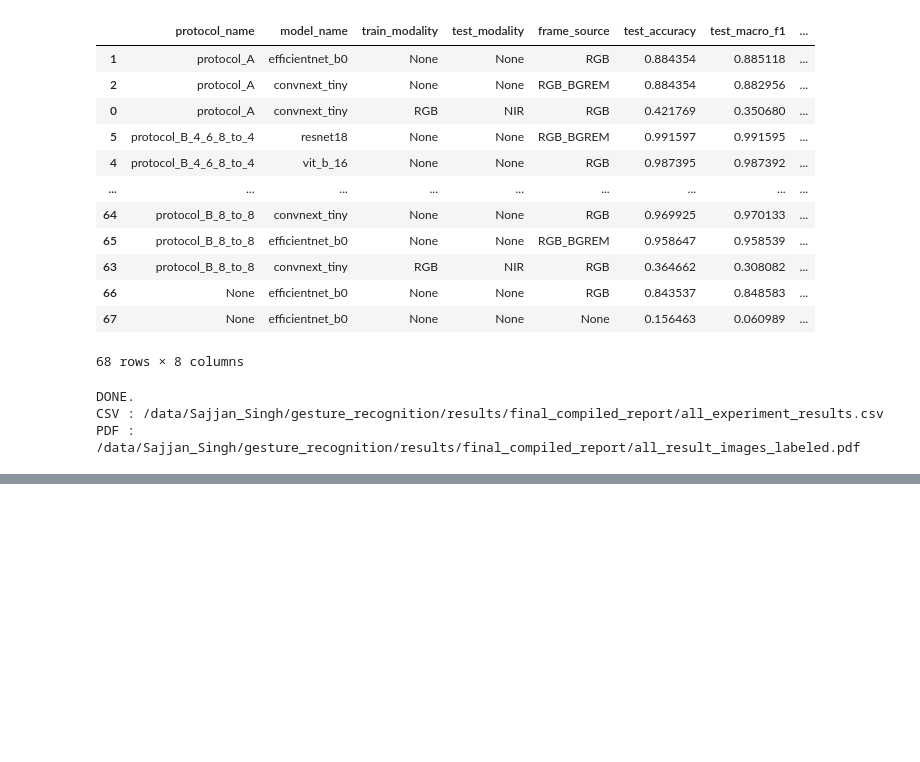
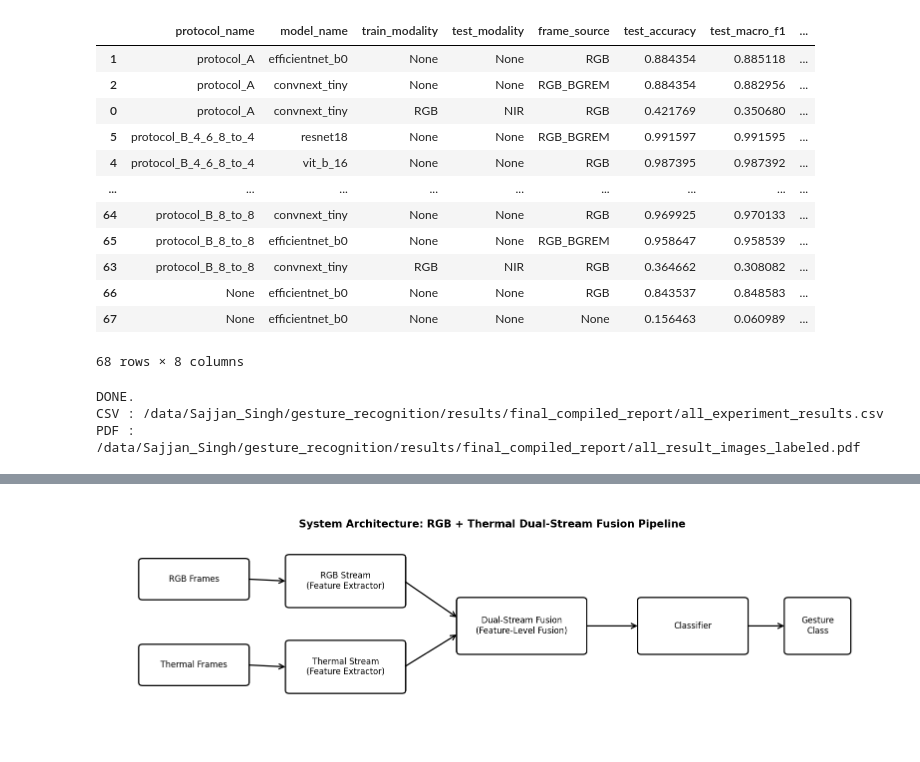
Before and after one commit to Sajjan-Sam/Gesture_Recognition, a Jupyter notebook: notebooks/10_paper_figures.ipynb, the cells around one changed output, grey strips where cells are left out. Cells and saved outputs as stored; diff of their text form; code cells hidden in the pictures; blank space fills up the shorter version.

Commit message:
Update paper figures and notebooks

```diff
--- a/notebooks/10_paper_figures.ipynb
+++ b/notebooks/10_paper_figures.ipynb
@@ -712 +712,82 @@ Saved: /data/Sajjan_Singh/gesture_recognition/results/comparison_graphs/protocol
 ... (7 outputs left out)
+# %%
+import matplotlib.pyplot as plt
+from matplotlib.patches import FancyBboxPatch, FancyArrowPatch
+
+# -----------------------------
+# Output files
+# -----------------------------
+out_png = "fig1_system_architecture.png"
+out_pdf = "fig1_system_architecture.pdf"
+
+fig, ax = plt.subplots(figsize=(16, 5))
+ax.set_xlim(0, 16)
+ax.set_ylim(0, 6)
+ax.axis("off")
+
+def add_box(x, y, w, h, text, fontsize=12):
+    box = FancyBboxPatch(
+        (x, y), w, h,
+        boxstyle="round,pad=0.03,rounding_size=0.08",
+        linewidth=1.8,
+        edgecolor="black",
+        facecolor="white"
+    )
+    ax.add_patch(box)
+    ax.text(
+        x + w / 2, y + h / 2,
+        text,
+        ha="center", va="center",
+        fontsize=fontsize
+    )
+
+def add_arrow(x1, y1, x2, y2):
+    arr = FancyArrowPatch(
+        (x1, y1), (x2, y2),
+        arrowstyle='->',
+        mutation_scale=18,
+        linewidth=1.8,
+        color='black'
+    )
+    ax.add_patch(arr)
+
+# Input boxes
+add_box(0.8, 3.6, 2.2, 1.0, "RGB Frames")
+add_box(0.8, 1.4, 2.2, 1.0, "Thermal Frames")
+
+# Backbone / stream blocks
+add_box(3.8, 3.4, 2.4, 1.3, "RGB Stream\n(Feature Extractor)")
+add_box(3.8, 1.2, 2.4, 1.3, "Thermal Stream\n(Feature Extractor)")
+
+# Fusion
+add_box(7.3, 2.2, 2.6, 1.4, "Dual-Stream Fusion\n(Feature-Level Fusion)")
+
+# Temporal / classifier
+add_box(11.0, 2.2, 2.2, 1.4, "Classifier")
+
+# Output
+add_box(14.0, 2.2, 1.3, 1.4, "Gesture\nClass")
+
+# Arrows
+add_arrow(3.0, 4.1, 3.8, 4.05)
+add_arrow(3.0, 1.9, 3.8, 1.85)
+
+add_arrow(6.2, 4.05, 7.3, 3.1)
+add_arrow(6.2, 1.85, 7.3, 2.7)
+
+add_arrow(9.9, 2.9, 11.0, 2.9)
+add_arrow(13.2, 2.9, 14.0, 2.9)
+
+# Title
+ax.text(8, 5.5, "System Architecture: RGB + Thermal Dual-Stream Fusion Pipeline",
+        ha="center", va="center", fontsize=15, fontweight="bold")
+
+plt.tight_layout()
+plt.savefig(out_png, dpi=300, bbox_inches="tight")
+plt.savefig(out_pdf, bbox_inches="tight")
+plt.show()
+
+print("Saved:", out_png)
+print("Saved:", out_pdf)
+# %% [output]
+[figure, added]
```
Also changed, not shown: parts of 5 cells of this notebook, 25 other files.
